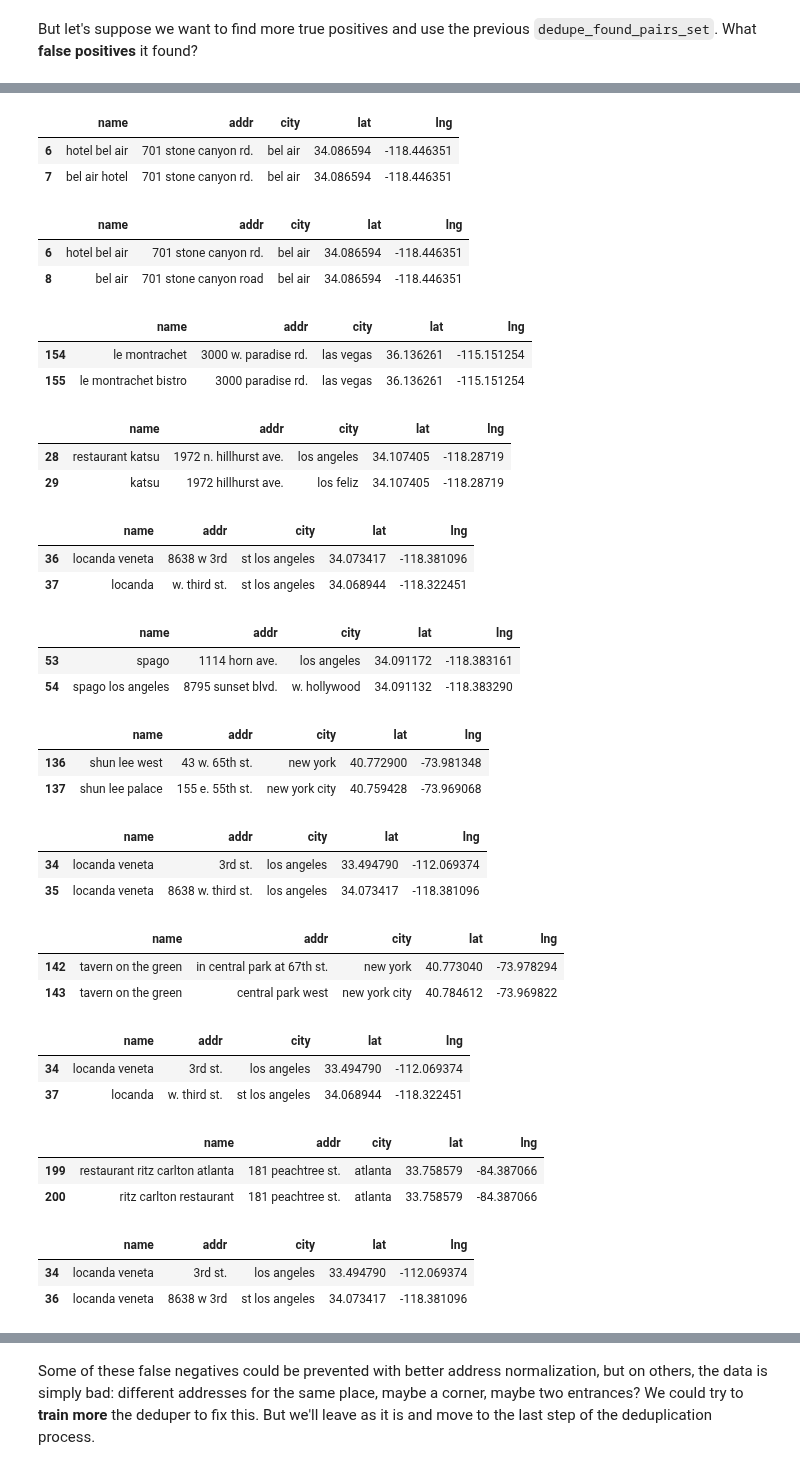
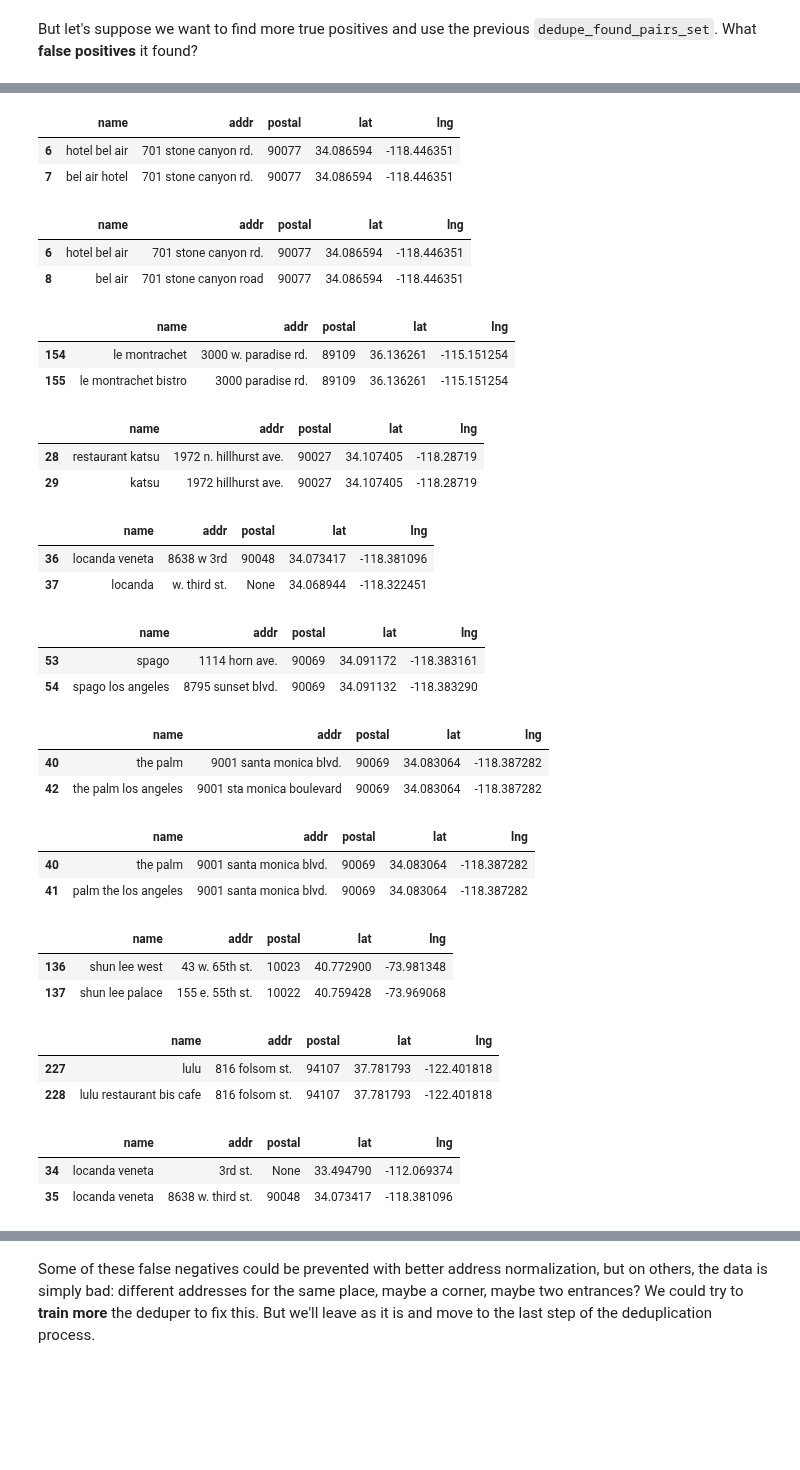
Before and after one commit to vintasoftware/deduplication-slides, a Jupyter notebook: slides-reduced.ipynb, the cells around one changed output, grey strips where cells are left out. Drawn from its saved outputs; the diff is of its cells as text; code cells hidden in the pictures; blank space fills up the shorter version.

```diff
--- a/slides-reduced.ipynb
+++ b/slides-reduced.ipynb
@@ -555,6 +410,6 @@ On the other hand, we got a lot of **false negatives**. We've **missed** a lot o
 # %%
 print(f"False negatives (sample 10 of {len(false_negatives)}):")
 for false_negative_pair in list(false_negatives)[:10]:
-    display(df.loc[list(false_negative_pair)][['name', 'addr', 'city', 'lat', 'lng']])
+    display(df.loc[list(false_negative_pair)][['name', 'addr', 'postal', 'lat', 'lng']])
 # %% [output]
 False negatives (sample 10 of 22):
@@ -1082,42 +928,39 @@ Dedupe false positives
 # %%
 print("Dedupe false negatives")
 for false_negative_pair in list(dedupe_false_negatives):
-    display(df.loc[list(false_negative_pair)][['name', 'addr', 'city', 'lat', 'lng']])
+    display(df.loc[list(false_negative_pair)][['name', 'addr', 'postal', 'lat', 'lng']])
 # %% [output]
 Dedupe false negatives
-|  | name | addr | city | lat | lng |
-| 6 | hotel bel air | 701 stone canyon rd. | bel air | 34.086594 | -118.446351 |
-| 7 | bel air hotel | 701 stone canyon rd. | bel air | 34.086594 | -118.446351 |
+|  | name | addr | postal | lat | lng |
+| 6 | hotel bel air | 701 stone canyon rd. | 90077 | 34.086594 | -118.446351 |
+| 7 | bel air hotel | 701 stone canyon rd. | 90077 | 34.086594 | -118.446351 |
-|  | name | addr | city | lat | lng |
-| 6 | hotel bel air | 701 stone canyon rd. | bel air | 34.086594 | -118.446351 |
-| 8 | bel air | 701 stone canyon road | bel air | 34.086594 | -118.446351 |
+|  | name | addr | postal | lat | lng |
+| 6 | hotel bel air | 701 stone canyon rd. | 90077 | 34.086594 | -118.446351 |
+| 8 | bel air | 701 stone canyon road | 90077 | 34.086594 | -118.446351 |
-|  | name | addr | city | lat | lng |
-| 154 | le montrachet | 3000 w. paradise rd. | las vegas | 36.136261 | -115.151254 |
-| 155 | le montrachet bistro | 3000 paradise rd. | las vegas | 36.136261 | -115.151254 |
+|  | name | addr | postal | lat | lng |
+| 154 | le montrachet | 3000 w. paradise rd. | 89109 | 36.136261 | -115.151254 |
+| 155 | le montrachet bistro | 3000 paradise rd. | 89109 | 36.136261 | -115.151254 |
-|  | name | addr | city | lat | lng |
-| 28 | restaurant katsu | 1972 n. hillhurst ave. | los angeles | 34.107405 | -118.28719 |
-| 29 | katsu | 1972 hillhurst ave. | los feliz | 34.107405 | -118.28719 |
+|  | name | addr | postal | lat | lng |
+| 28 | restaurant katsu | 1972 n. hillhurst ave. | 90027 | 34.107405 | -118.28719 |
+| 29 | katsu | 1972 hillhurst ave. | 90027 | 34.107405 | -118.28719 |
-|  | name | addr | city | lat | lng |
-| 36 | locanda veneta | 8638 w 3rd | st los angeles | 34.073417 | -118.381096 |
-| 37 | locanda | w. third st. | st los angeles | 34.068944 | -118.322451 |
+|  | name | addr | postal | lat | lng |
+| 36 | locanda veneta | 8638 w 3rd | 90048 | 34.073417 | -118.381096 |
+| 37 | locanda | w. third st. | None | 34.068944 | -118.322451 |
-|  | name | addr | city | lat | lng |
-| 53 | spago | 1114 horn ave. | los angeles | 34.091172 | -118.383161 |
-| 54 | spago los angeles | 8795 sunset blvd. | w. hollywood | 34.091132 | -118.383290 |
+|  | name | addr | postal | lat | lng |
+| 53 | spago | 1114 horn ave. | 90069 | 34.091172 | -118.383161 |
+| 54 | spago los angeles | 8795 sunset blvd. | 90069 | 34.091132 | -118.383290 |
-|  | name | addr | city | lat | lng |
-| 136 | shun lee west | 43 w. 65th st. | new york | 40.772900 | -73.981348 |
-| 137 | shun lee palace | 155 e. 55th st. | new york city | 40.759428 | -73.969068 |
+|  | name | addr | postal | lat | lng |
+| 40 | the palm | 9001 santa monica blvd. | 90069 | 34.083064 | -118.387282 |
+| 42 | the palm los angeles | 9001 sta monica boulevard | 90069 | 34.083064 | -118.387282 |
-|  | name | addr | city | lat | lng |
-| 34 | locanda veneta | 3rd st. | los angeles | 33.494790 | -112.069374 |
-| 35 | locanda veneta | 8638 w. third st. | los angeles | 34.073417 | -118.381096 |
+|  | name | addr | postal | lat | lng |
+| 40 | the palm | 9001 santa monica blvd. | 90069 | 34.083064 | -118.387282 |
+| 41 | palm the los angeles | 9001 santa monica blvd. | 90069 | 34.083064 | -118.387282 |
-|  | name | addr | city | lat | lng |
-| 142 | tavern on the green | in central park at 67th st. | new york | 40.773040 | -73.978294 |
-| 143 | tavern on the green | central park west | new york city | 40.784612 | -73.969822 |
+|  | name | addr | postal | lat | lng |
+| 136 | shun lee west | 43 w. 65th st. | 10023 | 40.772900 | -73.981348 |
+| 137 | shun lee palace | 155 e. 55th st. | 10022 | 40.759428 | -73.969068 |
-|  | name | addr | city | lat | lng |
-| 34 | locanda veneta | 3rd st. | los angeles | 33.494790 | -112.069374 |
-| 37 | locanda | w. third st. | st los angeles | 34.068944 | -118.322451 |
+|  | name | addr | postal | lat | lng |
+| 227 | lulu | 816 folsom st. | 94107 | 37.781793 | -122.401818 |
+| 228 | lulu restaurant bis cafe | 816 folsom st. | 94107 | 37.781793 | -122.401818 |
-|  | name | addr | city | lat | lng |
-| 199 | restaurant ritz carlton atlanta | 181 peachtree st. | atlanta | 33.758579 | -84.387066 |
-| 200 | ritz carlton restaurant | 181 peachtree st. | atlanta | 33.758579 | -84.387066 |
+|  | name | addr | postal | lat | lng |
+| 34 | locanda veneta | 3rd st. | None | 33.494790 | -112.069374 |
+| 35 | locanda veneta | 8638 w. third st. | 90048 | 34.073417 | -118.381096 |
-|  | name | addr | city | lat | lng |
-| 34 | locanda veneta | 3rd st. | los angeles | 33.494790 | -112.069374 |
-| 36 | locanda veneta | 8638 w 3rd | st los angeles | 34.073417 | -118.381096 |
```
Also changed, not shown: parts of 36 cells of this notebook, 4 other files.
